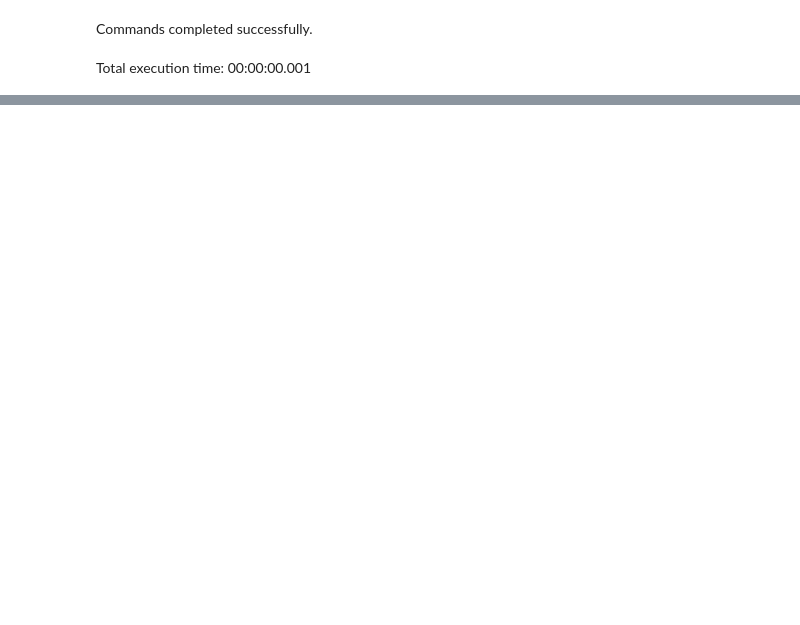
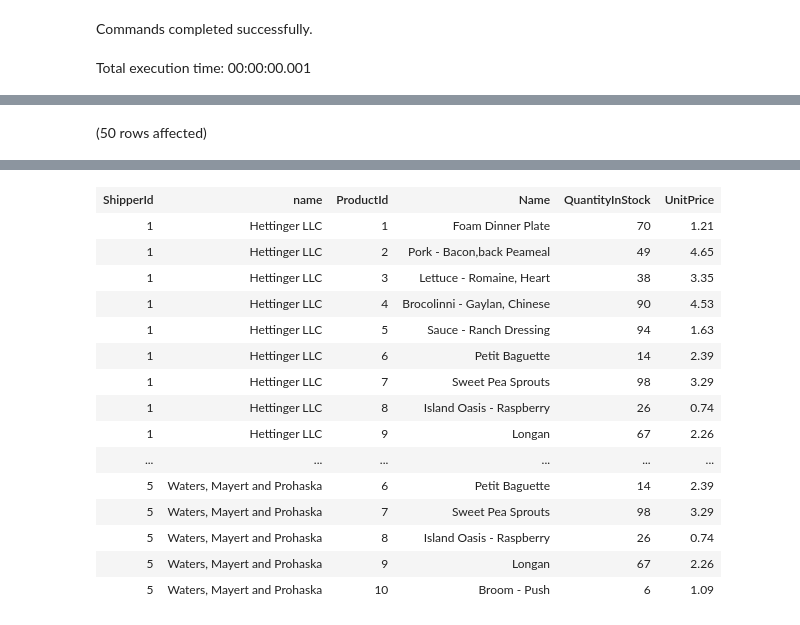
Before and after one commit to KarthikKumarDev/sql-practise, a Jupyter notebook: StoreDB/Multiple Tables.ipynb, the cells around one changed output, grey strips where cells are left out. Saved outputs shown, nothing was run; the diff lists cells and outputs as text; code cells hidden in the pictures; blank space fills up the shorter version.

Commit message:
Natural Joins, Cross Joins, Using and Unions

```diff
--- a/StoreDB/Multiple Tables.ipynb
+++ b/StoreDB/Multiple Tables.ipynb
@@ -205,0 +266,7 @@ Total execution time: 00:00:00.006
+# %%
+-- Exercise 4
+-- Cross Joins
+
+SELECT * FROM Shippers S CROSS JOIN Products P;
+# %% [output]
+(50 rows affected)
@@ -205,0 +274,16 @@ Total execution time: 00:00:00.006
+| ShipperId | name | ProductId | Name | QuantityInStock | UnitPrice |
+| 1 | Hettinger LLC | 1 | Foam Dinner Plate | 70 | 1.21 |
+| 1 | Hettinger LLC | 2 | Pork - Bacon,back Peameal | 49 | 4.65 |
+| 1 | Hettinger LLC | 3 | Lettuce - Romaine, Heart | 38 | 3.35 |
+| 1 | Hettinger LLC | 4 | Brocolinni - Gaylan, Chinese | 90 | 4.53 |
+| 1 | Hettinger LLC | 5 | Sauce - Ranch Dressing | 94 | 1.63 |
+| 1 | Hettinger LLC | 6 | Petit Baguette | 14 | 2.39 |
+| 1 | Hettinger LLC | 7 | Sweet Pea Sprouts | 98 | 3.29 |
+| 1 | Hettinger LLC | 8 | Island Oasis - Raspberry | 26 | 0.74 |
+| 1 | Hettinger LLC | 9 | Longan | 67 | 2.26 |
+| ... | ... | ... | ... | ... | ... |
+| 5 | Waters, Mayert and Prohaska | 6 | Petit Baguette | 14 | 2.39 |
+| 5 | Waters, Mayert and Prohaska | 7 | Sweet Pea Sprouts | 98 | 3.29 |
+| 5 | Waters, Mayert and Prohaska | 8 | Island Oasis - Raspberry | 26 | 0.74 |
+| 5 | Waters, Mayert and Prohaska | 9 | Longan | 67 | 2.26 |
+| 5 | Waters, Mayert and Prohaska | 10 | Broom - Push | 6 | 1.09 |
```
Also changed, not shown: parts of 15 cells of this notebook.
